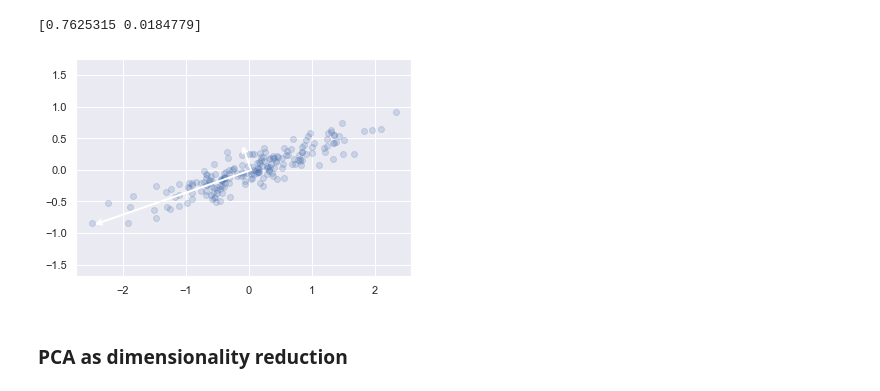
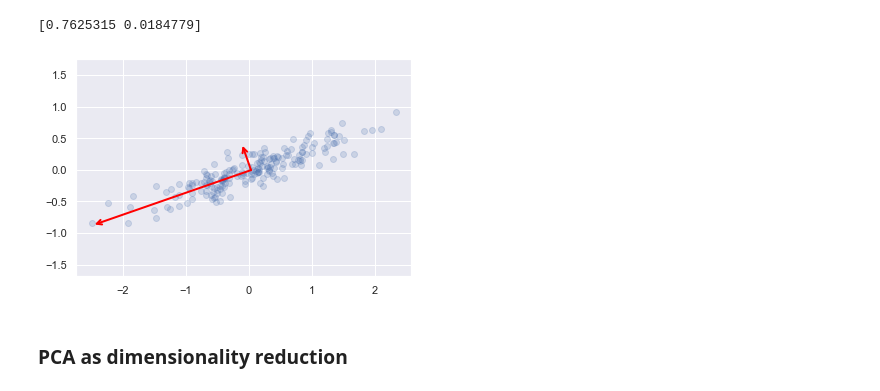
Before and after one commit to miwamasa/DataScience2022, a Jupyter notebook: notebooks/lecture8 clustering.ipynb, the cells around one changed output. Drawn from its saved outputs; the diff is of its cells as text; code cells hidden in the pictures.

```diff
--- a/notebooks/lecture8 clustering.ipynb
+++ b/notebooks/lecture8 clustering.ipynb
@@ -419,19 +419,20 @@ print(pca.explained_variance_)
 # %%
 def draw_vector(v0, v1, ax=None):
     ax = ax or plt.gca()
     arrowprops=dict(arrowstyle='->',
                     linewidth=2,
+                    facecolor='red', edgecolor='red',
                     shrinkA=0, shrinkB=0)
     ax.annotate('', v1, v0, arrowprops=arrowprops)
 
 # plot data
 plt.scatter(X[:, 0], X[:, 1], alpha=0.2)
 for length, vector in zip(pca.explained_variance_, pca.components_):
     v = vector * 3 * np.sqrt(length)
     draw_vector(pca.mean_, pca.mean_ + v)
 plt.axis('equal');
 # %% [output]
-[figure, old version]
+[figure, new version]
 # %% [markdown]
 ### PCA as dimensionality reduction
 # %%
```
Also changed, not shown: parts of 9 cells of this notebook, 2 other files.
